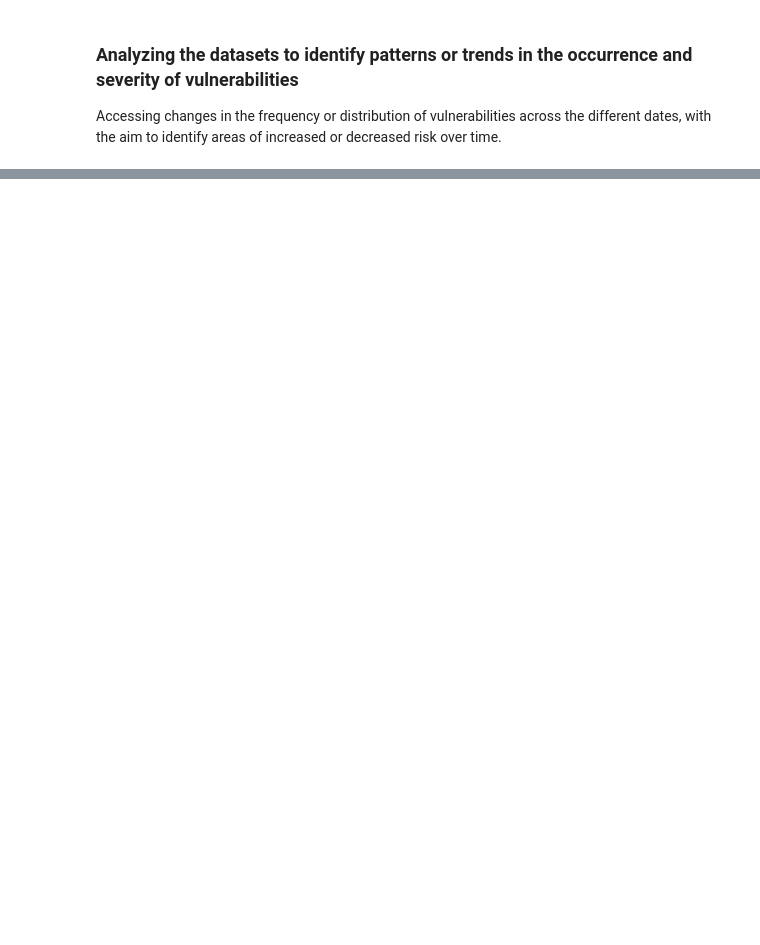
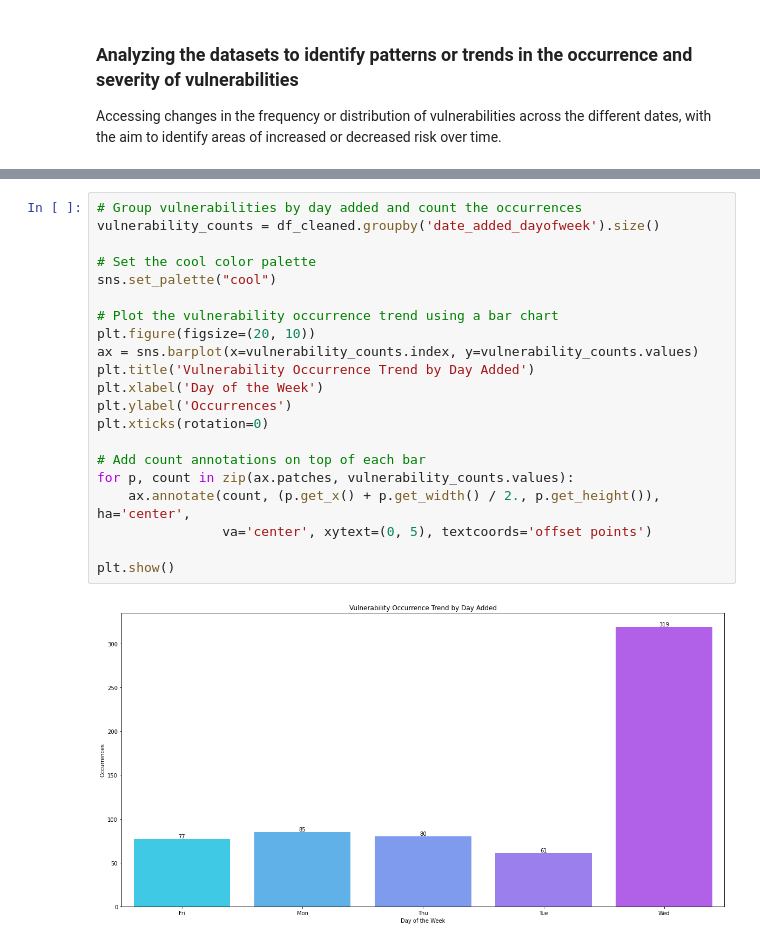
Before and after one commit to Pheelog/CybersecurityRiskAnalysis, a Jupyter notebook: Notebook/Philip Cyber Security data analytics.ipynb, the cells around one changed output, grey strips where cells are left out. Saved outputs shown, nothing was run; the diff lists cells and outputs as text; blank space fills up the shorter version.

```diff
--- a/Notebook/Philip Cyber Security data analytics.ipynb
+++ b/Notebook/Philip Cyber Security data analytics.ipynb
@@ -423,0 +538,23 @@ plt.show()
+# %%
+# Group vulnerabilities by day added and count the occurrences
+vulnerability_counts = df_cleaned.groupby('date_added_dayofweek').size()
+
+# Set the cool color palette
+sns.set_palette("cool")
+
+# Plot the vulnerability occurrence trend using a bar chart
+plt.figure(figsize=(20, 10))
+ax = sns.barplot(x=vulnerability_counts.index, y=vulnerability_counts.values)
+plt.title('Vulnerability Occurrence Trend by Day Added')
+plt.xlabel('Day of the Week')
+plt.ylabel('Occurrences')
+plt.xticks(rotation=0)
+
+# Add count annotations on top of each bar
+for p, count in zip(ax.patches, vulnerability_counts.values):
+    ax.annotate(count, (p.get_x() + p.get_width() / 2., p.get_height()), ha='center',
+                va='center', xytext=(0, 5), textcoords='offset points')
+
+plt.show()
+# %% [output]
+[figure, added]
```
Also changed, not shown: parts of 25 cells of this notebook.
